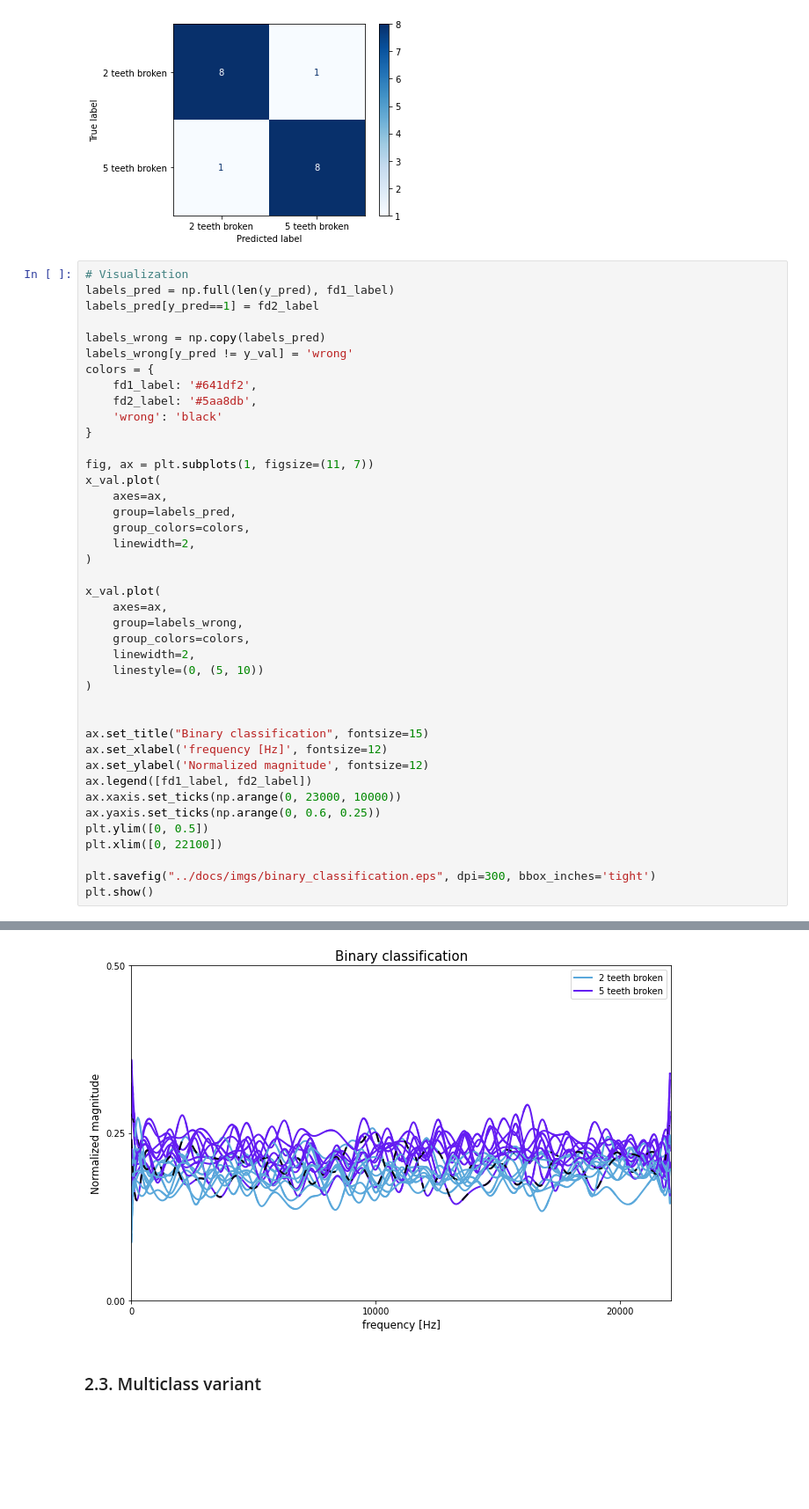
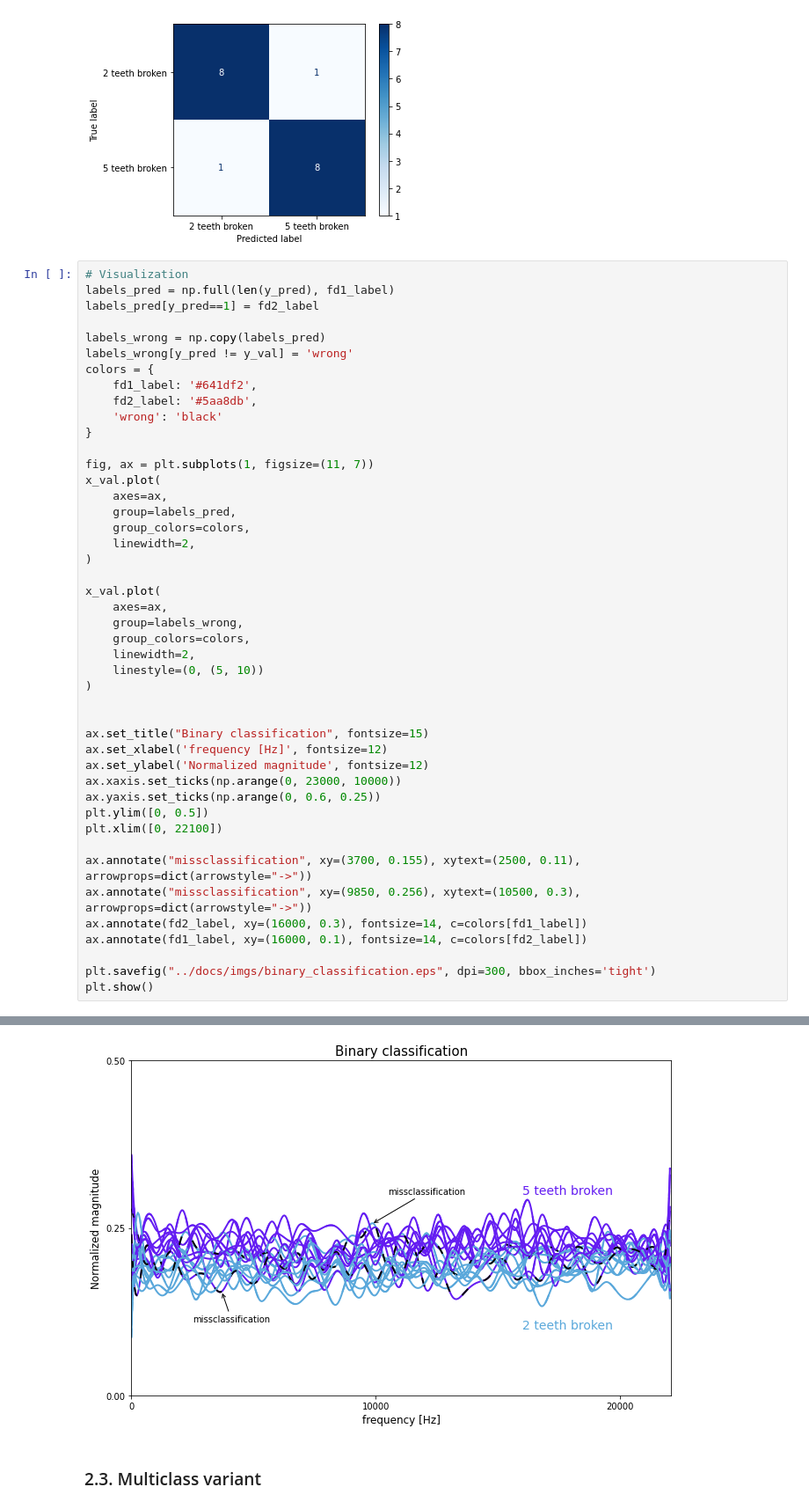
Before and after one commit to Porbi96/fda-time-series-classification, a Jupyter notebook: src/main.ipynb, the cells around one changed output, grey strips where cells are left out. Shown at 88% size. Drawn from its saved outputs; the diff is of its cells as text; blank space fills up the shorter version.

```diff
--- a/src/main.ipynb
+++ b/src/main.ipynb
@@ -307,12 +309,16 @@ x_val.plot(
 ax.set_title("Binary classification", fontsize=15)
 ax.set_xlabel('frequency [Hz]', fontsize=12)
 ax.set_ylabel('Normalized magnitude', fontsize=12)
-ax.legend([fd1_label, fd2_label])
 ax.xaxis.set_ticks(np.arange(0, 23000, 10000))
 ax.yaxis.set_ticks(np.arange(0, 0.6, 0.25))
 plt.ylim([0, 0.5])
 plt.xlim([0, 22100])
 
+ax.annotate("missclassification", xy=(3700, 0.155), xytext=(2500, 0.11), arrowprops=dict(arrowstyle="->"))
+ax.annotate("missclassification", xy=(9850, 0.256), xytext=(10500, 0.3), arrowprops=dict(arrowstyle="->"))
+ax.annotate(fd2_label, xy=(16000, 0.3), fontsize=14, c=colors[fd1_label])
+ax.annotate(fd1_label, xy=(16000, 0.1), fontsize=14, c=colors[fd2_label])
+
 plt.savefig("../docs/imgs/binary_classification.eps", dpi=300, bbox_inches='tight')
 plt.show()
 # %% [output]
@@ -320,4 +325,4 @@ The PostScript backend does not support transparency; partially transparent arti
-[figure, old version]
+[figure, new version]
 # %% [markdown]
 ### 2.3. Multiclass variant
 # %%
```
Also changed, not shown: parts of 8 cells of this notebook, 14 other files.
